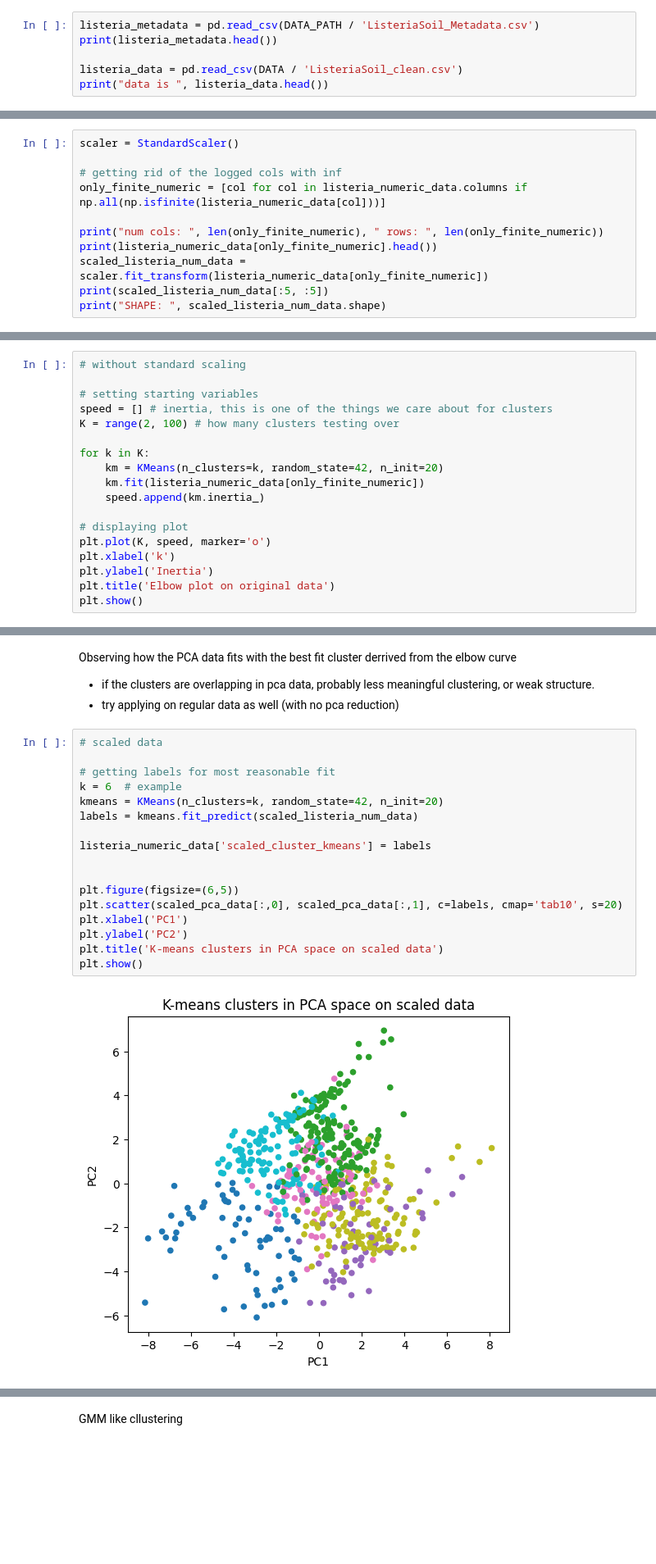
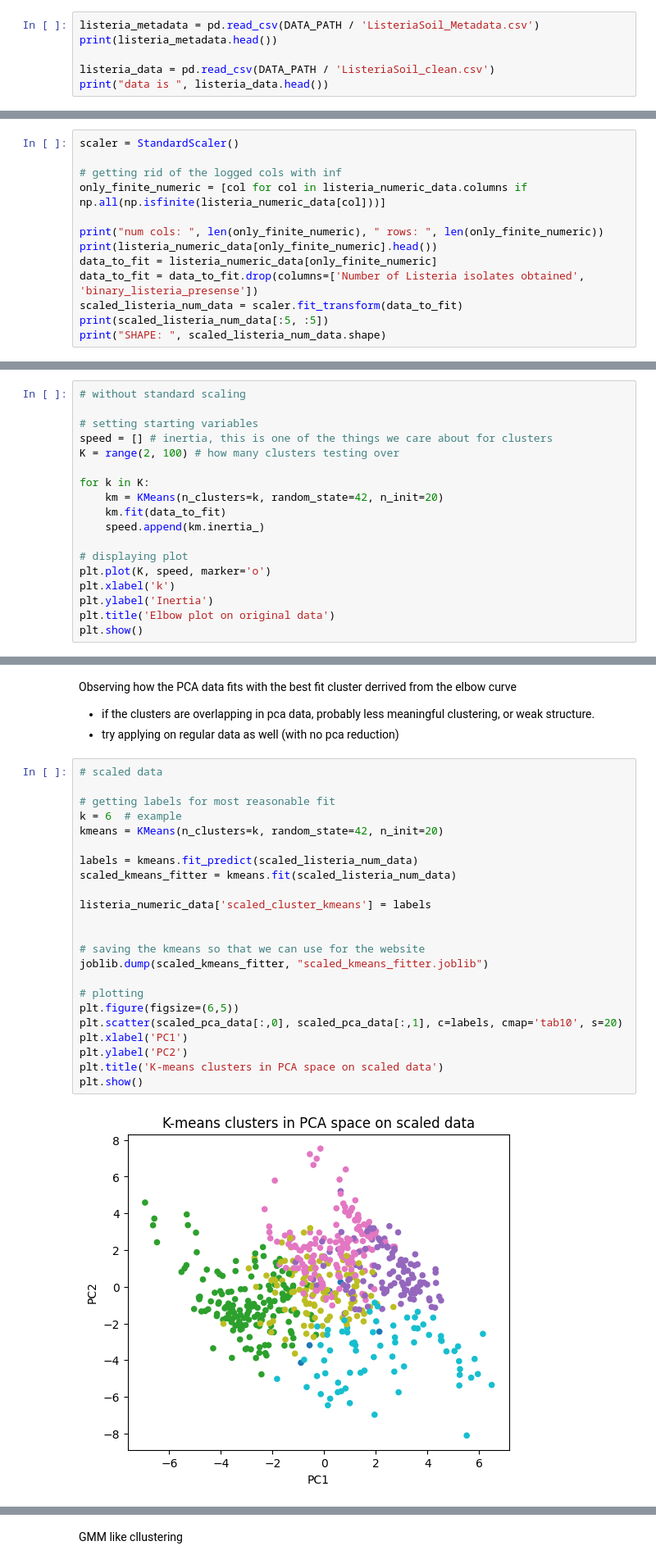
Before and after one commit to AmeliaNelson1123/pathogen_prediction, a Jupyter notebook: preparation/listeria_eda.ipynb, the cells around one changed output, grey strips where cells are left out. Shown at 82% size. Drawn from its saved outputs; the diff is of its cells as text; blank space fills up the shorter version.

```diff
--- a/preparation/listeria_eda.ipynb
+++ b/preparation/listeria_eda.ipynb
@@ -20,7 +21,7 @@ DATA_PATH = ROOT / "data"
 listeria_metadata = pd.read_csv(DATA_PATH / 'ListeriaSoil_Metadata.csv')
 print(listeria_metadata.head())
 
-listeria_data = pd.read_csv(DATA / 'ListeriaSoil_clean.csv')
+listeria_data = pd.read_csv(DATA_PATH / 'ListeriaSoil_clean.csv')
 print("data is ", listeria_data.head())
 # %% [output]
              Variable                                        Description  \
@@ -433,7 +434,9 @@ only_finite_numeric = [col for col in listeria_numeric_data.columns if np.all(np
 
 print("num cols: ", len(only_finite_numeric), " rows: ", len(only_finite_numeric))
 print(listeria_numeric_data[only_finite_numeric].head())
-scaled_listeria_num_data = scaler.fit_transform(listeria_numeric_data[only_finite_numeric])
+data_to_fit = listeria_numeric_data[only_finite_numeric]
+data_to_fit = data_to_fit.drop(columns=['Number of Listeria isolates obtained', 'binary_listeria_presense'])
+scaled_listeria_num_data = scaler.fit_transform(data_to_fit)
 print(scaled_listeria_num_data[:5, :5])
 print("SHAPE: ", scaled_listeria_num_data.shape)
 # %% [output]
@@ -629,7 +634,7 @@ K = range(2, 100) # how many clusters testing over
 
 for k in K:
     km = KMeans(n_clusters=k, random_state=42, n_init=20)
-    km.fit(listeria_numeric_data[only_finite_numeric])
+    km.fit(data_to_fit)
     speed.append(km.inertia_)
 
 # displaying plot
@@ -738,22 +743,28 @@ Observing how the PCA data fits with the best fit cluster derrived from the elbo
 # %%
 # scaled data
 
 # getting labels for most reasonable fit
 k = 6  # example
 kmeans = KMeans(n_clusters=k, random_state=42, n_init=20)
+
 labels = kmeans.fit_predict(scaled_listeria_num_data)
+scaled_kmeans_fitter = kmeans.fit(scaled_listeria_num_data)
 
 listeria_numeric_data['scaled_cluster_kmeans'] = labels
 
 
+# saving the kmeans so that we can use for the website
+joblib.dump(scaled_kmeans_fitter, "scaled_kmeans_fitter.joblib")
+
+# plotting
 plt.figure(figsize=(6,5))
 plt.scatter(scaled_pca_data[:,0], scaled_pca_data[:,1], c=labels, cmap='tab10', s=20)
 plt.xlabel('PC1')
 plt.ylabel('PC2')
 plt.title('K-means clusters in PCA space on scaled data')
 plt.show()
 # %% [output]
-[figure, old version]
+[figure, new version]
 # %%
 # original data
 
```
Also changed, not shown: parts of 22 cells of this notebook, 48 other files.
